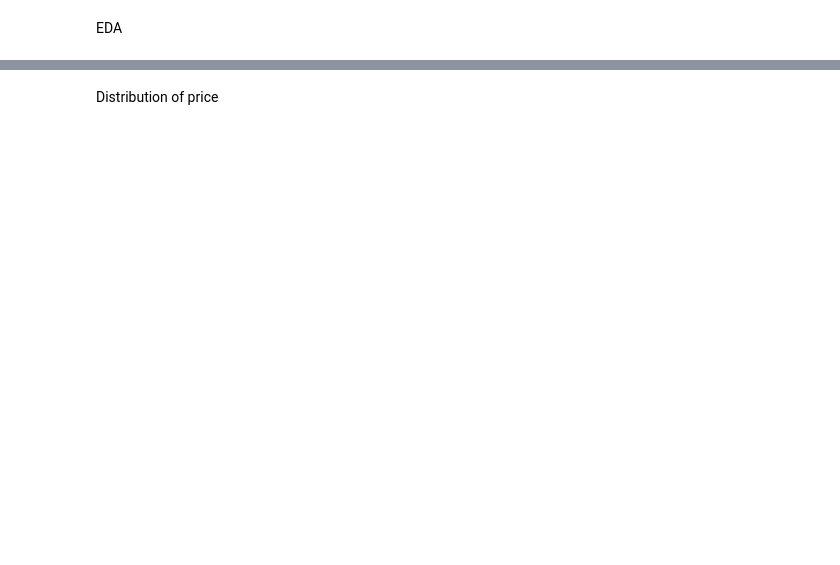
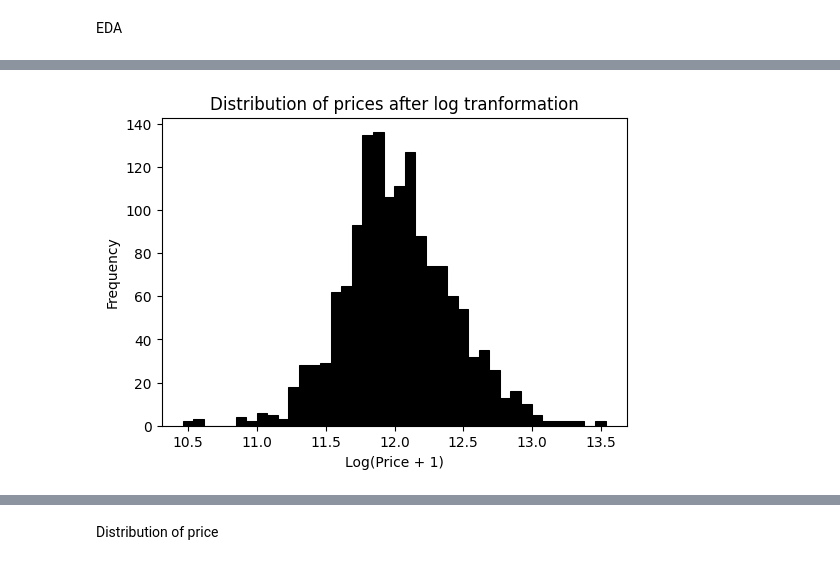
Before and after one commit to shwehan/datathon23, a Jupyter notebook: Datathon_IA_House_Prices.ipynb, the cells around one changed output, grey strips where cells are left out. Cells and saved outputs as stored; diff of their text form; code cells hidden in the pictures; blank space fills up the shorter version.

```diff
--- a/Datathon_IA_House_Prices.ipynb
+++ b/Datathon_IA_House_Prices.ipynb
@@ -190,0 +197,13 @@ Name: saleprice, dtype: int64
+# %%
+log_price = np.log1p(df.SalePrice)
+
+plt.figure(figsize=(6, 4))
+
+sns.histplot(log_price, bins=40, color='black', alpha=1)
+plt.ylabel('Frequency')
+plt.xlabel('Log(Price + 1)')
+plt.title('Distribution of prices after log tranformation')
+
+plt.show()
+# %% [output]
+[figure, added]
```
Also changed, not shown: parts of 34 cells of this notebook.
